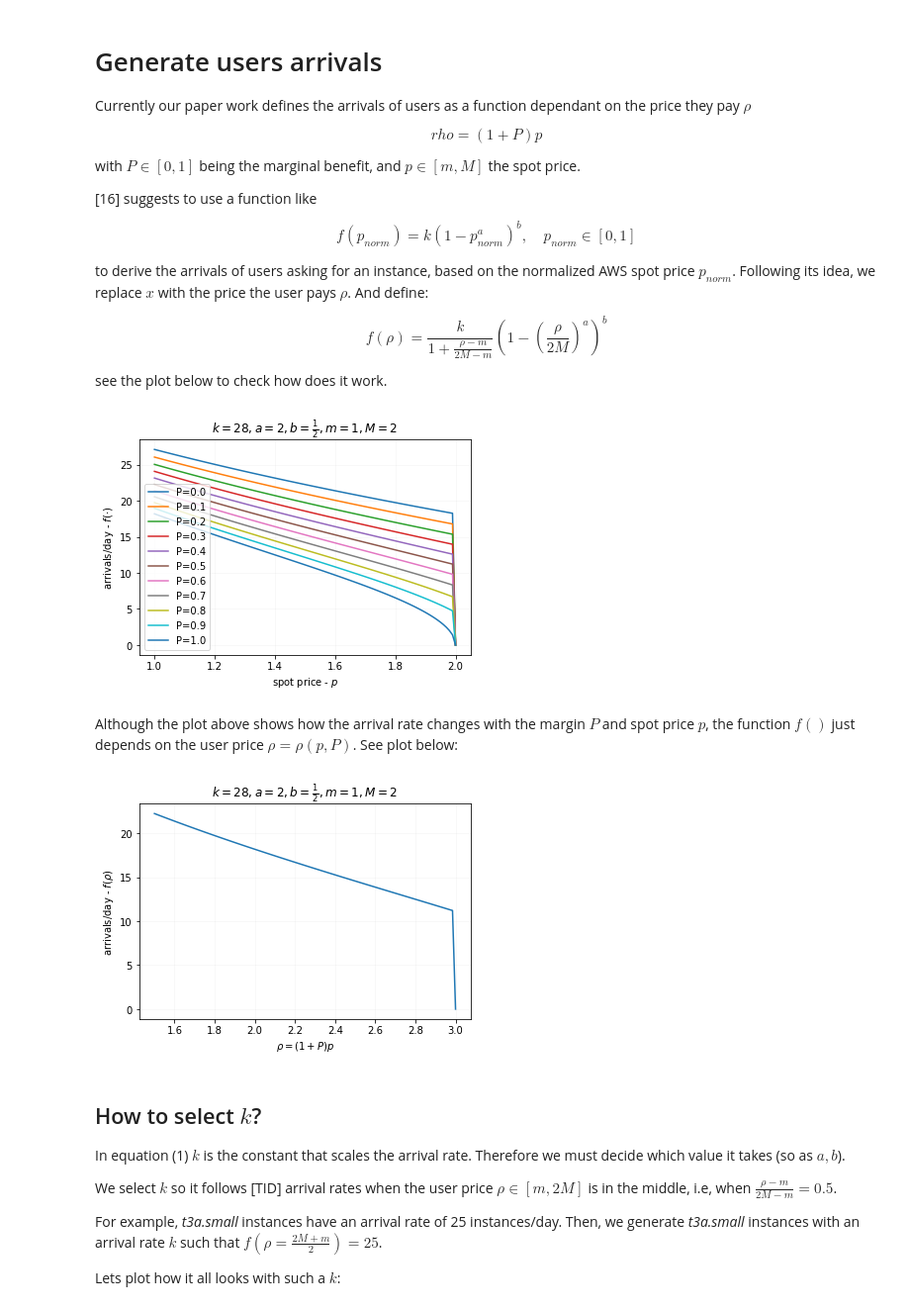
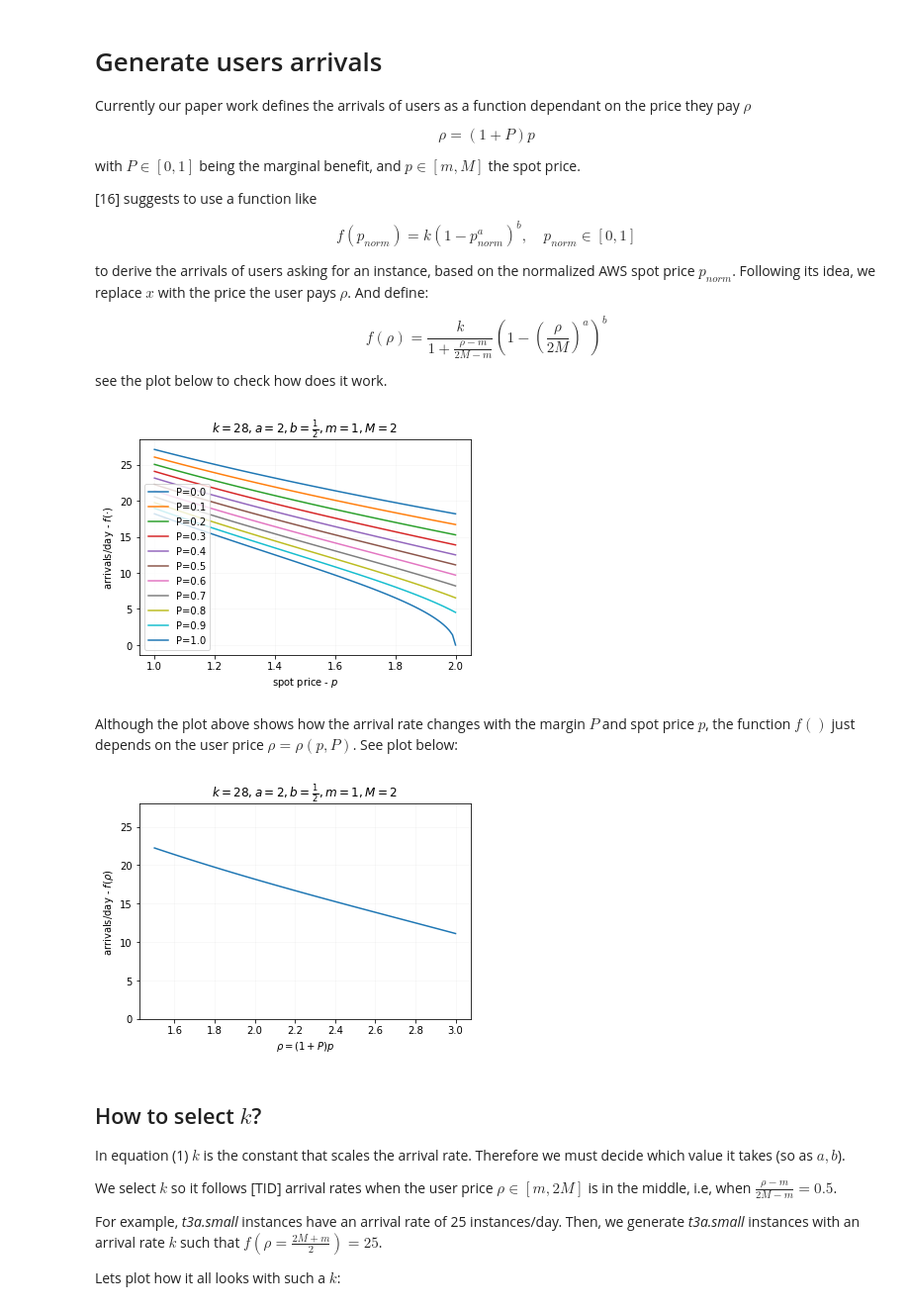
Before and after one commit to MartinPJorge/5gt-federation, a Jupyter notebook: utils/aws/arrivals-dissertation.ipynb, the cells around one changed output. Shown at 99% size. Cells and saved outputs as stored; diff of their text form; code cells hidden in the pictures.

```diff
--- a/utils/aws/arrivals-dissertation.ipynb
+++ b/utils/aws/arrivals-dissertation.ipynb
@@ -3,7 +3,7 @@
 
 Currently our paper work defines the arrivals of users as a function dependant on the price they pay $\rho$
 
-$$rho = (1+P)p \tag{1}$$
+$$\rho = (1+P)p \tag{1}$$
 
 with $P\in [0,1]$ being the marginal benefit, and $p\in [m,M]$ the spot price.
 
@@ -21,7 +21,7 @@ import matplotlib.pyplot as plt
 
 def f(p, P, k, a=2, b=0.5, m=1, M=2):
     rho = (1+P)*p
-    if rho/(2*M) > 1 or p >= M:
+    if rho/(2*M) > 1 or p > M:
         return 0
     return k / (1 + (rho-m)/(2*M-m)) * (1 - (rho/(2*M))**a)**b
 
@@ -36,25 +36,26 @@ plt.grid(alpha=0.1)
 plt.ylabel('arrivals/day - $f(\cdot)$')
 plt.title('$k=28, a=2, b=\\frac{1}{2}, m=1, M=2$');
 # %% [output]
-[figure, old version]
+[figure, new version]
 # %% [markdown]
 Although the plot above shows how the arrival rate changes with the margin $P$ and spot price $p$, the function $f()$ just depends on the user price $\rho=\rho(p,P)$. See plot below:
 # %%
 P = 0.5
 def f_rho(rho, **kwargs):
     # lets just take P=0.5 in rho=(1+P)p
     p = rho / (1+P)
     return f(p=p, P=P, **kwargs)
 
 # Plot a function dependant on rho
-rhos = [pi*(1+P) for pi in p]
-plt.plot(rhos, [f_rho(rho=rho, k=k, m=m, M=M) for rho in rhos])
+rhosP05 = [pi*(1+P) for pi in p]
+plt.plot(rhosP05, [f_rho(rho=rho, k=k, m=m, M=M) for rho in rhosP05])
+plt.ylim(0,28)
 plt.xlabel('$\\rho=(1+P)p$')
 plt.grid(alpha=0.1)
 plt.ylabel('arrivals/day - $f(\\rho)$')
 plt.title('$k=28, a=2, b=\\frac{1}{2}, m=1, M=2$');
 # %% [output]
-[figure, old version]
+[figure, new version]
 # %% [markdown]
 ## How to select $k$?
 
```
Also changed, not shown: parts of 3 cells of this notebook, 2 other files.
